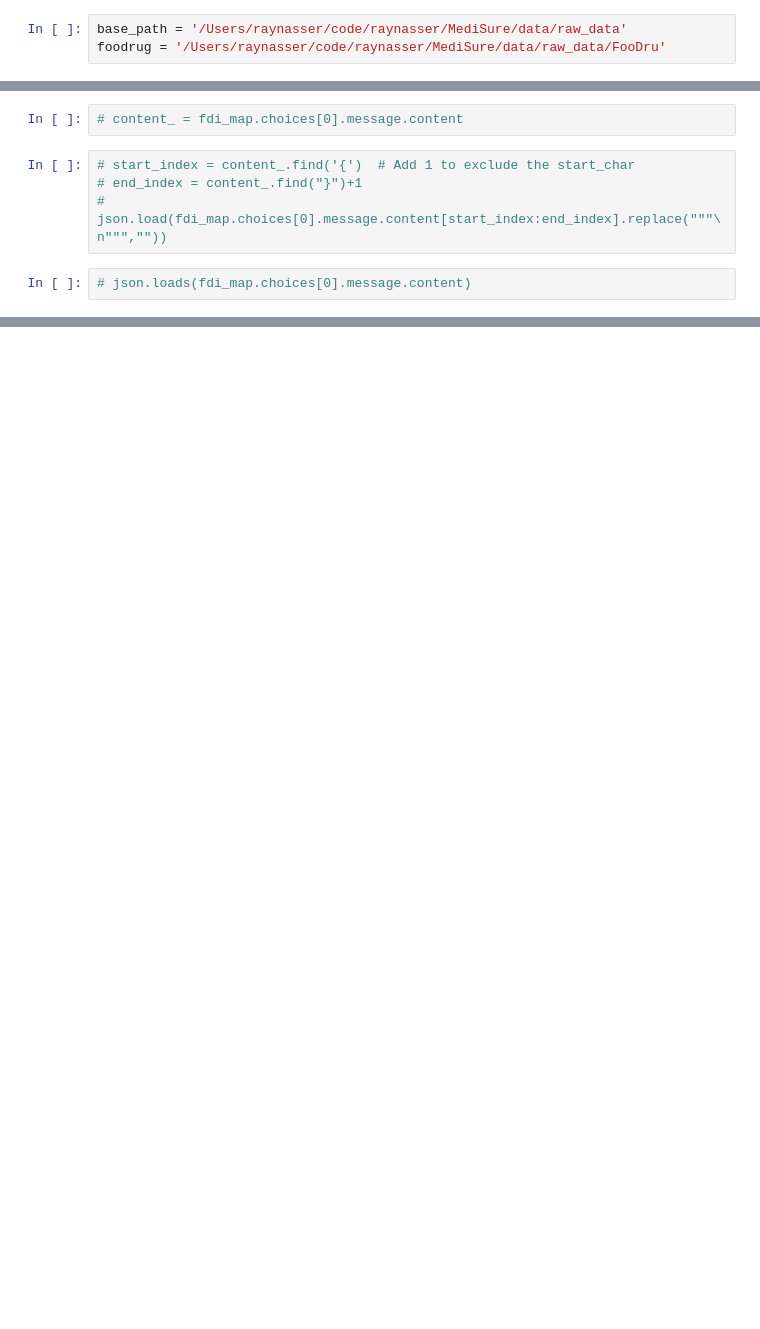
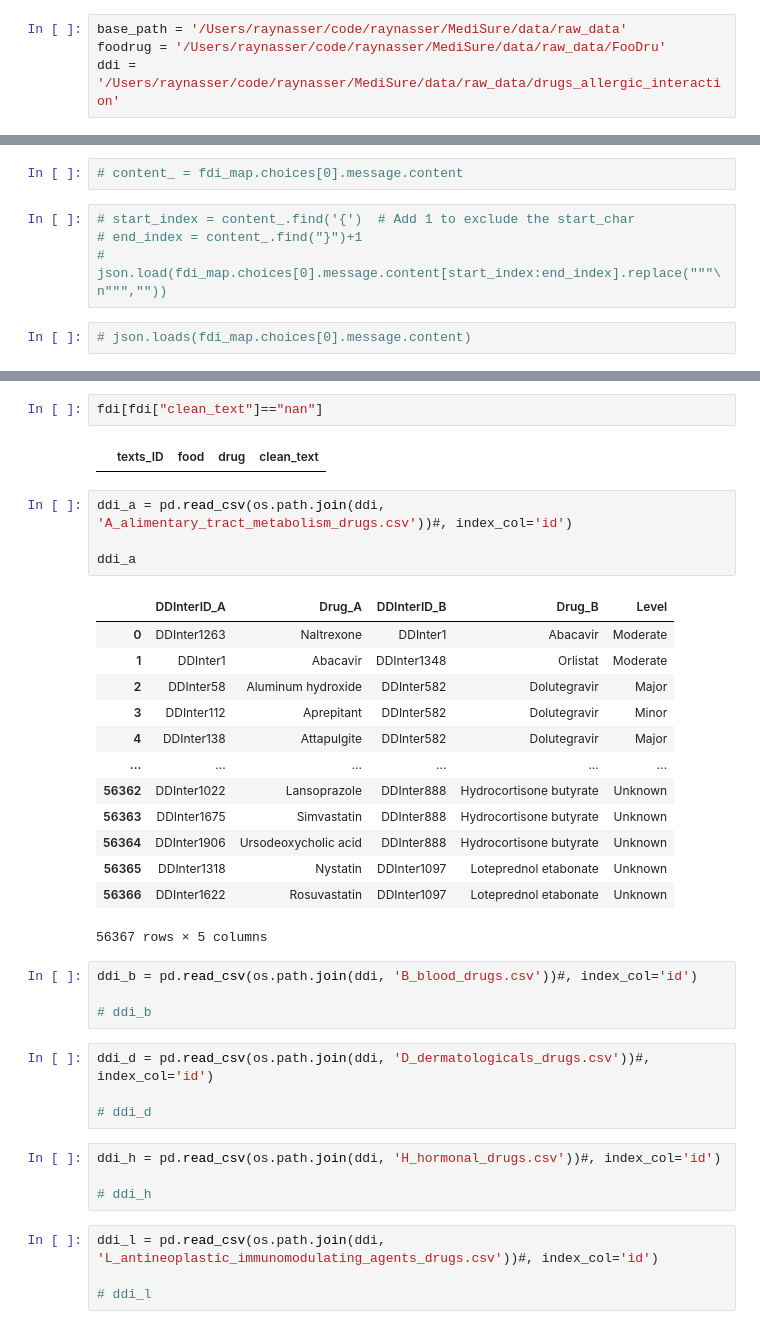
Before and after one commit to raynasser/MediSure, a Jupyter notebook: notebooks/ra | notebook.ipynb, the cells around one changed output, grey strips where cells are left out. Saved outputs shown, nothing was run; the diff lists cells and outputs as text; blank space fills up the shorter version.

```diff
--- a/notebooks/ra | notebook.ipynb
+++ b/notebooks/ra | notebook.ipynb
@@ -26,6 +27,7 @@ from medisure.ml_logic.data import clean_text, eda_pipeline
 # %%
 base_path = '/Users/raynasser/code/raynasser/MediSure/data/raw_data'
 foodrug = '/Users/raynasser/code/raynasser/MediSure/data/raw_data/FooDru'
+ddi = '/Users/raynasser/code/raynasser/MediSure/data/raw_data/drugs_allergic_interaction'
 # %%
 files = [f for f in os.listdir(base_path) if f.endswith('.csv')]
 files
@@ -440,0 +437,38 @@ fdi_map
+# %%
+fdi[fdi["clean_text"]=="nan"]
+# %% [output]
+|  | texts_ID | food | drug | clean_text |
+# %%
+ddi_a = pd.read_csv(os.path.join(ddi, 'A_alimentary_tract_metabolism_drugs.csv'))#, index_col='id')
+
+ddi_a
+# %% [output]
+|  | DDInterID_A | Drug_A | DDInterID_B | Drug_B | Level |
+| 0 | DDInter1263 | Naltrexone | DDInter1 | Abacavir | Moderate |
+| 1 | DDInter1 | Abacavir | DDInter1348 | Orlistat | Moderate |
+| 2 | DDInter58 | Aluminum hydroxide | DDInter582 | Dolutegravir | Major |
+| 3 | DDInter112 | Aprepitant | DDInter582 | Dolutegravir | Minor |
+| 4 | DDInter138 | Attapulgite | DDInter582 | Dolutegravir | Major |
+| ... | ... | ... | ... | ... | ... |
+| 56362 | DDInter1022 | Lansoprazole | DDInter888 | Hydrocortisone butyrate | Unknown |
+| 56363 | DDInter1675 | Simvastatin | DDInter888 | Hydrocortisone butyrate | Unknown |
+| 56364 | DDInter1906 | Ursodeoxycholic acid | DDInter888 | Hydrocortisone butyrate | Unknown |
+| 56365 | DDInter1318 | Nystatin | DDInter1097 | Loteprednol etabonate | Unknown |
+| 56366 | DDInter1622 | Rosuvastatin | DDInter1097 | Loteprednol etabonate | Unknown |
+56367 rows × 5 columns
+# %%
+ddi_b = pd.read_csv(os.path.join(ddi, 'B_blood_drugs.csv'))#, index_col='id')
+
+# ddi_b
+# %%
+ddi_d = pd.read_csv(os.path.join(ddi, 'D_dermatologicals_drugs.csv'))#, index_col='id')
+
+# ddi_d
+# %%
+ddi_h = pd.read_csv(os.path.join(ddi, 'H_hormonal_drugs.csv'))#, index_col='id')
+
+# ddi_h
+# %%
+ddi_l = pd.read_csv(os.path.join(ddi, 'L_antineoplastic_immunomodulating_agents_drugs.csv'))#, index_col='id')
+
+# ddi_l
```
Also changed, not shown: parts of 32 cells of this notebook, 5 other files.
